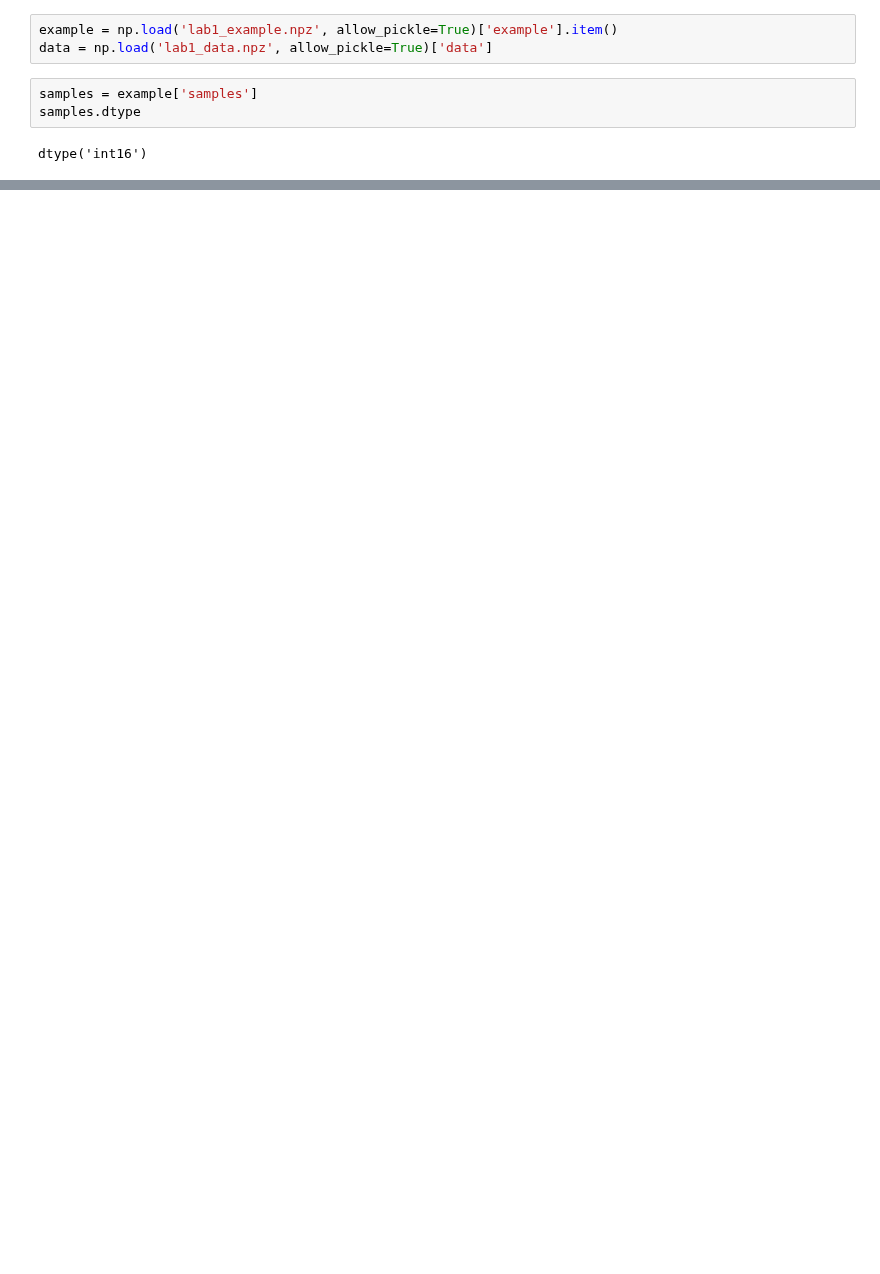
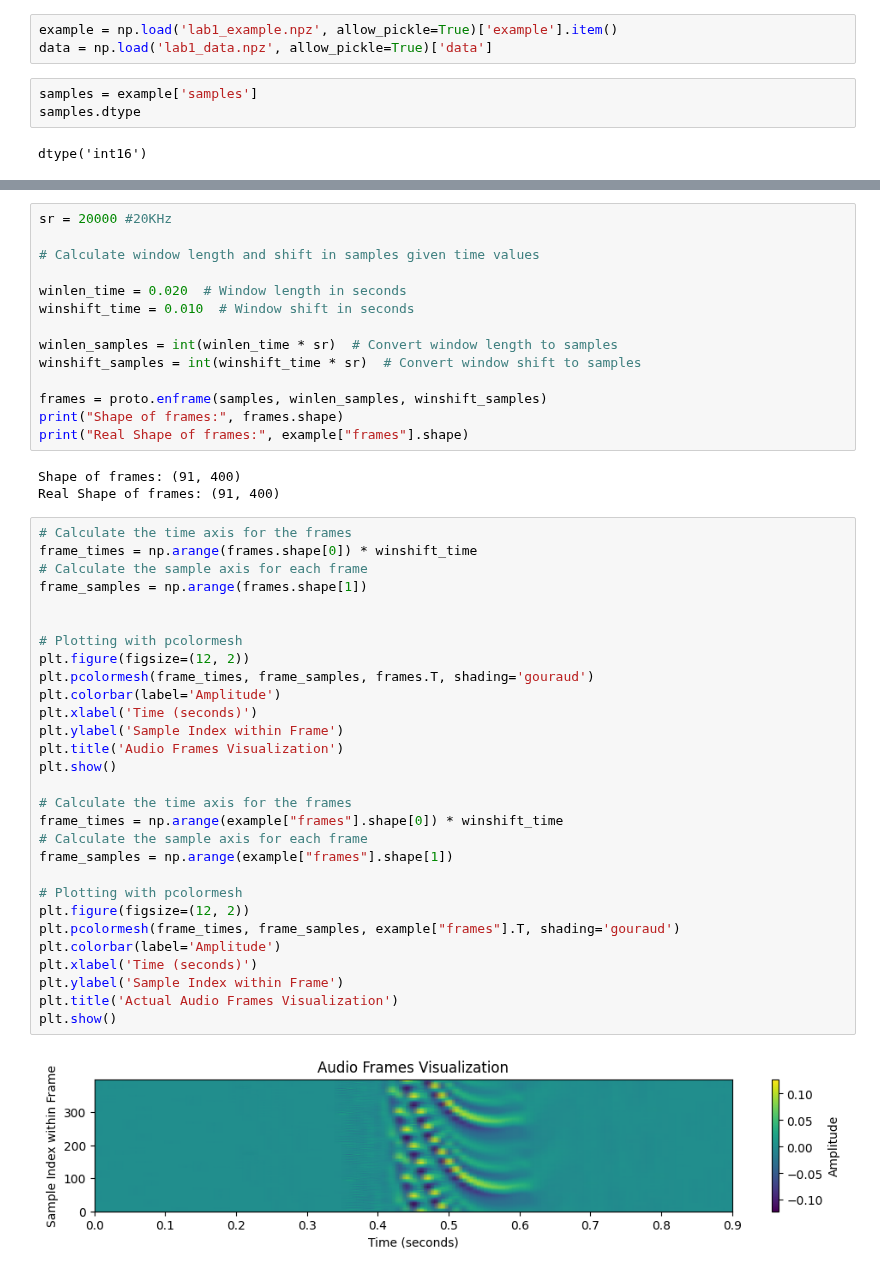
Before and after one commit to kyebinan/Speach-Speaker-Recognition, a Jupyter notebook: Lab1/lab1.ipynb, the cells around one changed output, grey strips where cells are left out. Drawn from its saved outputs; the diff is of its cells as text; blank space fills up the shorter version.

Commit message:
I've done the enframe function

```diff
--- a/Lab1/lab1.ipynb
+++ b/Lab1/lab1.ipynb
@@ -32,0 +33,48 @@ plt.show()
+# %%
+sr = 20000 #20KHz
+
+# Calculate window length and shift in samples given time values
+
+winlen_time = 0.020  # Window length in seconds
+winshift_time = 0.010  # Window shift in seconds
+
+winlen_samples = int(winlen_time * sr)  # Convert window length to samples
+winshift_samples = int(winshift_time * sr)  # Convert window shift to samples
+
+frames = proto.enframe(samples, winlen_samples, winshift_samples)
+print("Shape of frames:", frames.shape)
+print("Real Shape of frames:", example["frames"].shape)
+# %% [output]
+Shape of frames: (91, 400)
+Real Shape of frames: (91, 400)
+# %%
+# Calculate the time axis for the frames
+frame_times = np.arange(frames.shape[0]) * winshift_time
+# Calculate the sample axis for each frame
+frame_samples = np.arange(frames.shape[1])
+
+
+# Plotting with pcolormesh
+plt.figure(figsize=(12, 2))
+plt.pcolormesh(frame_times, frame_samples, frames.T, shading='gouraud')
+plt.colorbar(label='Amplitude')
+plt.xlabel('Time (seconds)')
+plt.ylabel('Sample Index within Frame')
+plt.title('Audio Frames Visualization')
+plt.show()
+
+# Calculate the time axis for the frames
+frame_times = np.arange(example["frames"].shape[0]) * winshift_time
+# Calculate the sample axis for each frame
+frame_samples = np.arange(example["frames"].shape[1])
+
+# Plotting with pcolormesh
+plt.figure(figsize=(12, 2))
+plt.pcolormesh(frame_times, frame_samples, example["frames"].T, shading='gouraud')
+plt.colorbar(label='Amplitude')
+plt.xlabel('Time (seconds)')
+plt.ylabel('Sample Index within Frame')
+plt.title('Actual Audio Frames Visualization')
+plt.show()
+# %% [output]
+[figure, added]
```
Also changed, not shown: parts of 3 cells of this notebook, 1 other file.
